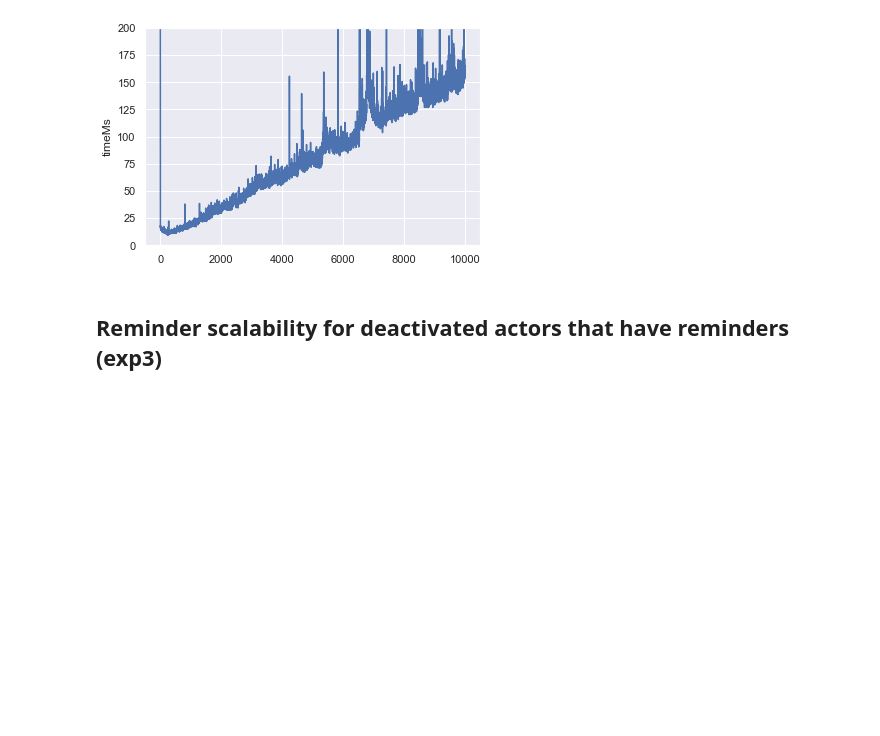
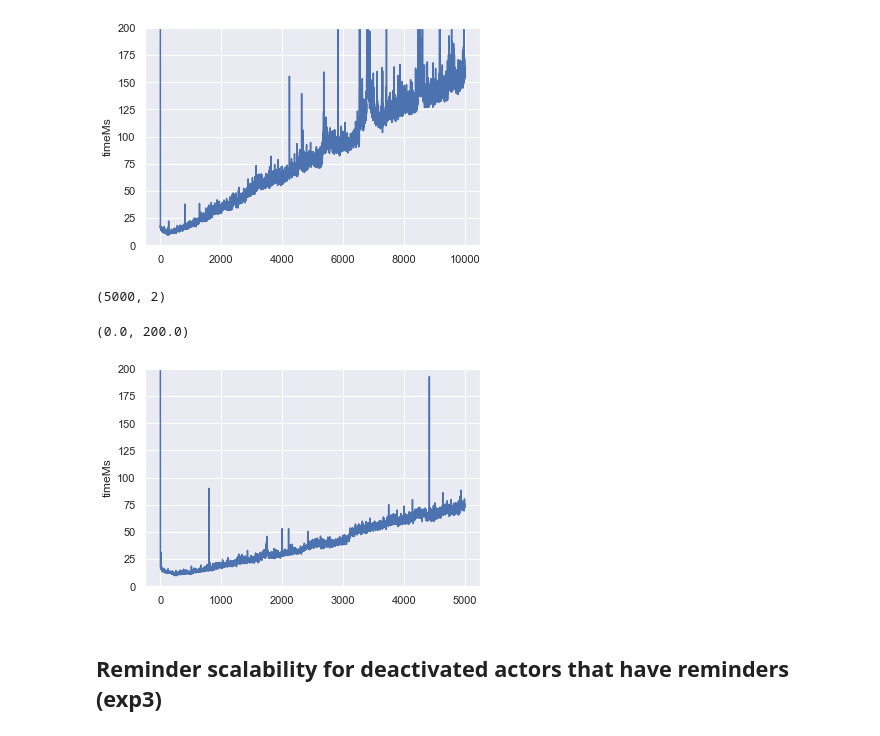
Before and after one commit to MoeweX/java-sdk, a Jupyter notebook: examples/experiments/plot.ipynb, the cells around one changed output. Saved outputs shown, nothing was run; the diff lists cells and outputs as text; code cells hidden in the pictures; blank space fills up the shorter version.

```diff
--- a/examples/experiments/plot.ipynb
+++ b/examples/experiments/plot.ipynb
@@ -55,3 +57,15 @@ ax.set_ylim(0, 200)
+# %%
+df_exp2a = pd.read_csv('exp2a.csv', sep=';')
+df_exp2a.shape
+# %% [output]
+(5000, 2)
+# %%
+df_exp2a['timeMs'] = df_exp2a['timeNs'] / 1000 / 1000
+ax = sns.lineplot(data=df_exp2a['timeMs'])
+ax.set_ylim(0, 200)
+# %% [output]
+(0.0, 200.0)
+[figure, added]
 # %% [markdown]
 ## Reminder scalability for deactivated actors that have reminders (exp3)
 # %%
```
Also changed, not shown: parts of 1 cell of this notebook, 5 other files.
